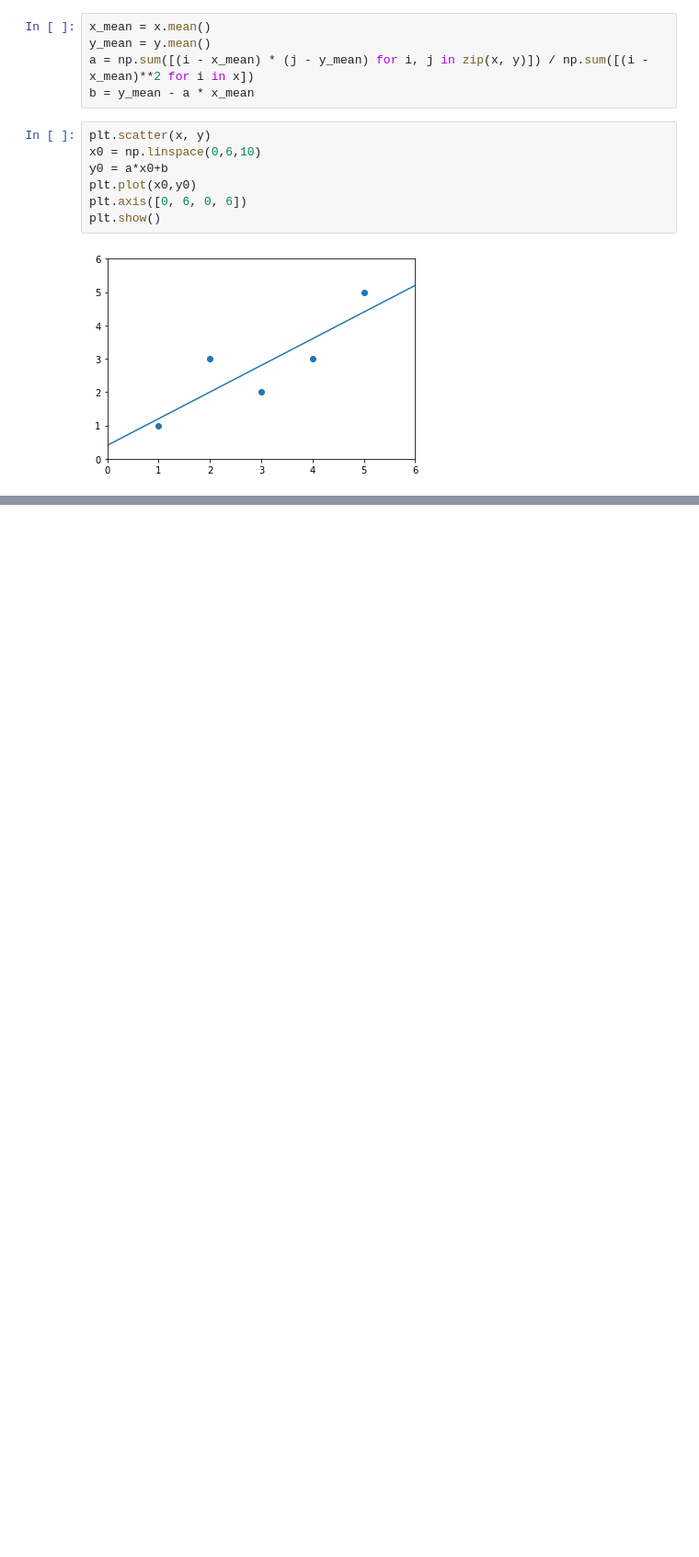
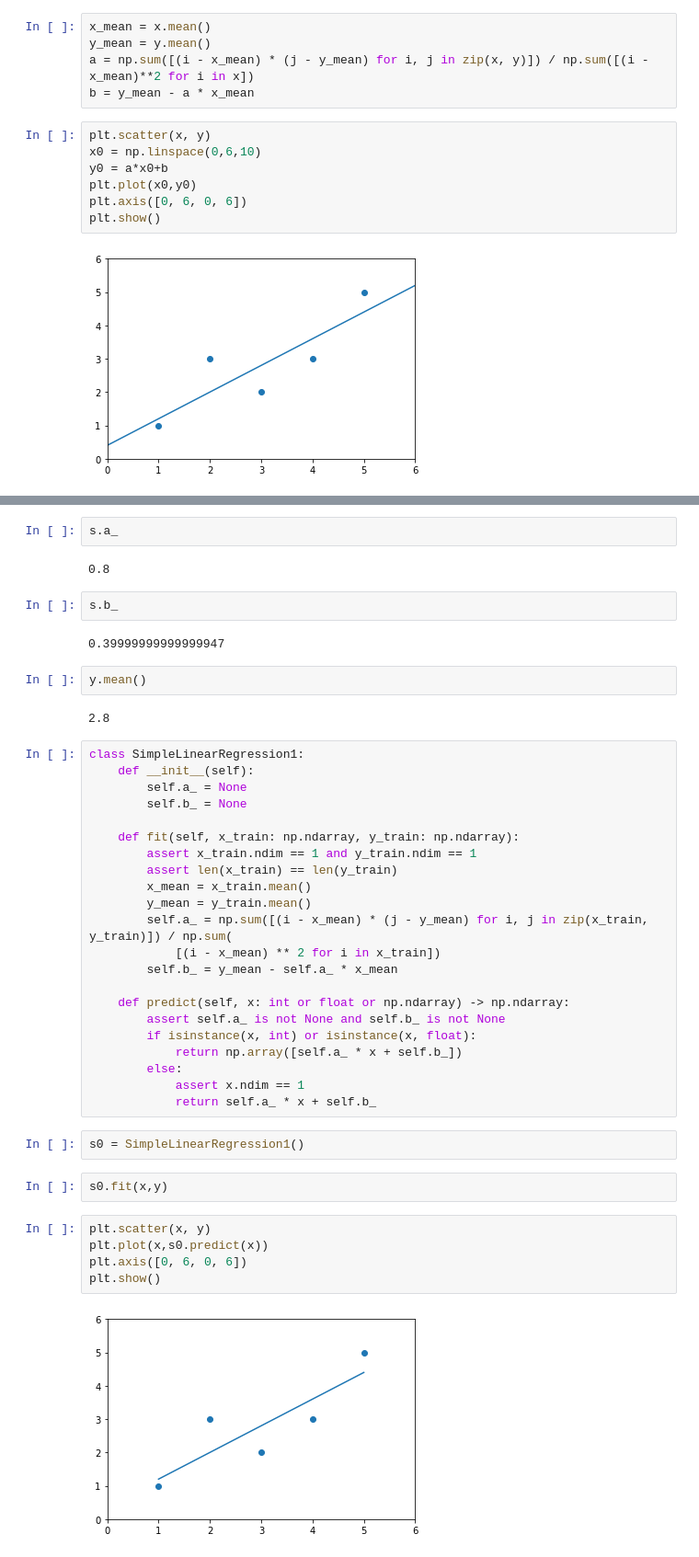
Before and after one commit to TobiasYin/MachineLearning, a Jupyter notebook: LinearRegression.ipynb, the cells around one changed output, grey strips where cells are left out. Shown: that part at 92% size. Cells and saved outputs as stored; diff of their text form; blank space fills up the shorter version.

```diff
--- a/LinearRegression.ipynb
+++ b/LinearRegression.ipynb
@@ -26,0 +88,45 @@ plt.show()
+# %%
+s.a_
+# %% [output]
+0.8
+# %%
+s.b_
+# %% [output]
+0.39999999999999947
+# %%
+y.mean()
+# %% [output]
+2.8
+# %%
+class SimpleLinearRegression1:
+    def __init__(self):
+        self.a_ = None
+        self.b_ = None
+
+    def fit(self, x_train: np.ndarray, y_train: np.ndarray):
+        assert x_train.ndim == 1 and y_train.ndim == 1
+        assert len(x_train) == len(y_train)
+        x_mean = x_train.mean()
+        y_mean = y_train.mean()
+        self.a_ = np.sum([(i - x_mean) * (j - y_mean) for i, j in zip(x_train, y_train)]) / np.sum(
+            [(i - x_mean) ** 2 for i in x_train])
+        self.b_ = y_mean - self.a_ * x_mean
+
+    def predict(self, x: int or float or np.ndarray) -> np.ndarray:
+        assert self.a_ is not None and self.b_ is not None
+        if isinstance(x, int) or isinstance(x, float):
+            return np.array([self.a_ * x + self.b_])
+        else:
+            assert x.ndim == 1
+            return self.a_ * x + self.b_
+# %%
+s0 = SimpleLinearRegression1()
+# %%
+s0.fit(x,y)
+# %%
+plt.scatter(x, y)
+plt.plot(x,s0.predict(x))
+plt.axis([0, 6, 0, 6])
+plt.show()
+# %% [output]
+[figure, added]
```
Also changed, not shown: parts of 59 cells of this notebook, 4 other files.
